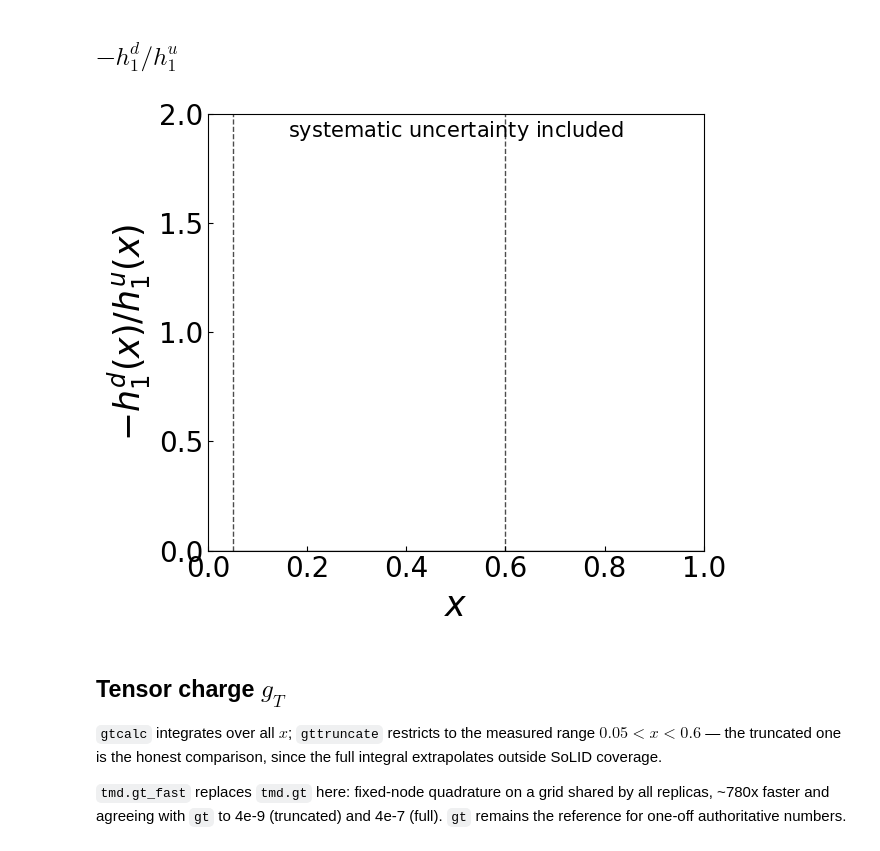
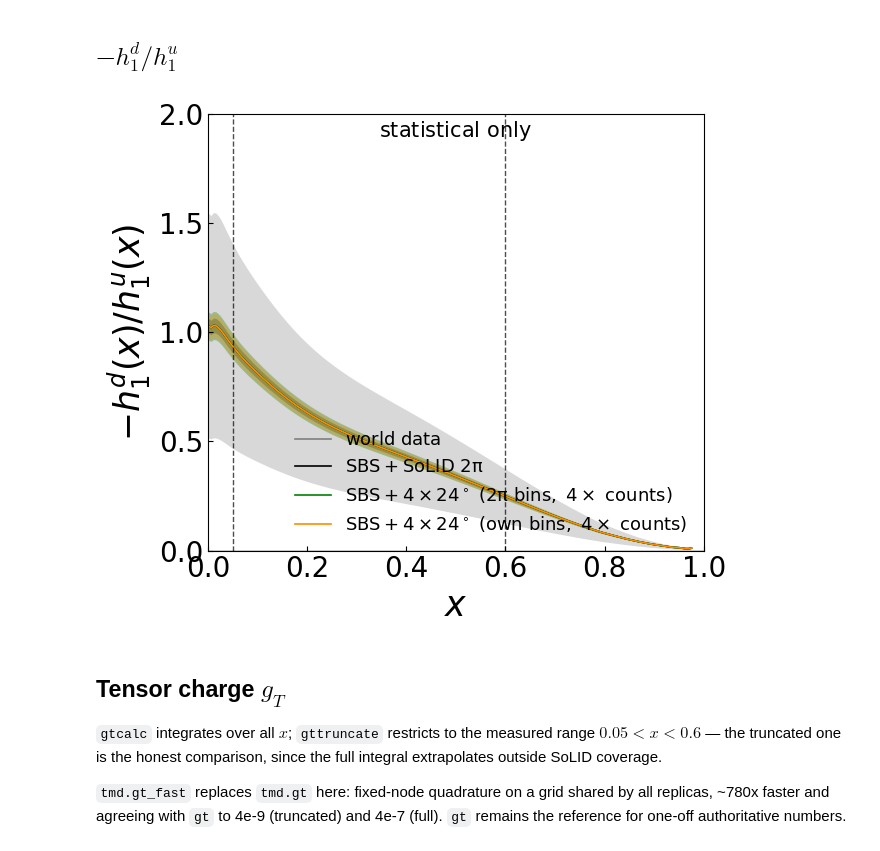
Before and after one commit to JeffersonLab/evgen_sidis_duke, a Jupyter notebook: phicompare/plot-transversity_phicompare_sbsenhanced3he.ipynb, the cells around one changed output. Drawn from its saved outputs; the diff is of its cells as text; code cells hidden in the pictures.

```diff
--- a/phicompare/plot-transversity_phicompare_sbsenhanced3he.ipynb
+++ b/phicompare/plot-transversity_phicompare_sbsenhanced3he.ipynb
@@ -294,27 +294,31 @@ Error^world / Error  (larger = SoLID better; 20 means 20x more precise)
 # %%
 fig = plt.figure(figsize=(6.5, 5.5))
 ax = fig.add_subplot(1, 1, 1)
-for run, cfg in runs_for('syst'):          # SBS has no syst fit; it drops out here
-    d = h1[run + 'syst']
+# Statistical only, like every other figure here. This cell was copied from
+# plot-transversity_phicompare.ipynb, where the d/u ratio is drawn from the
+# stat+syst variant; this notebook has no such variant (sbs+enhanced3hesyst does
+# not exist), so runs_for('syst') matched nothing and the figure came out EMPTY.
+for run, cfg in runs_for(''):
+    d = h1[run + '']
     ax.fill_between(d['x'], -d['d/u'] - d['Ed/u'], -d['d/u'] + d['Ed/u'],
                     color=cfg['color'], alpha=0.30, linewidth=0)
     ax.plot(d['x'], -d['d/u'], color=cfg['color'], linewidth=1.2, label=cfg['label'])
 ax.axhline(y=0, linestyle='-', color='black', alpha=0.9, linewidth=1)
 ax.axvline(x=0.05, linestyle='--', color='black', alpha=0.7, linewidth=1)
 ax.axvline(x=0.60, linestyle='--', color='black', alpha=0.7, linewidth=1)
 ax.set_xlabel(r'$x$', size=25)
 ax.set_ylabel(r'$-h_1^d(x)/h_1^u(x)$', size=25)
 ax.set_xlim(0, 1)
 ax.set_ylim(0, 2)
 ax.tick_params(axis='both', which='both', direction='in', labelsize=20)
-ax.text(0.5, 0.96, r'$\rm systematic~uncertainty~included$',
+ax.text(0.5, 0.96, r'$\rm statistical~only$',
         horizontalalignment='center', verticalalignment='center',
         transform=ax.transAxes, fontsize=15)
 ax.legend(loc='lower right', frameon=False, fontsize=13)
 fig.tight_layout()
 fig.savefig(f'{GALLERY}/trans-doveru-phicompare.pdf')
 # %% [output]
-[figure, old version]
+[figure, new version]
 # %% [markdown]
 ## Tensor charge $g_T$
 
```
Also changed, not shown: parts of 1 cell of this notebook, 1 other file.
